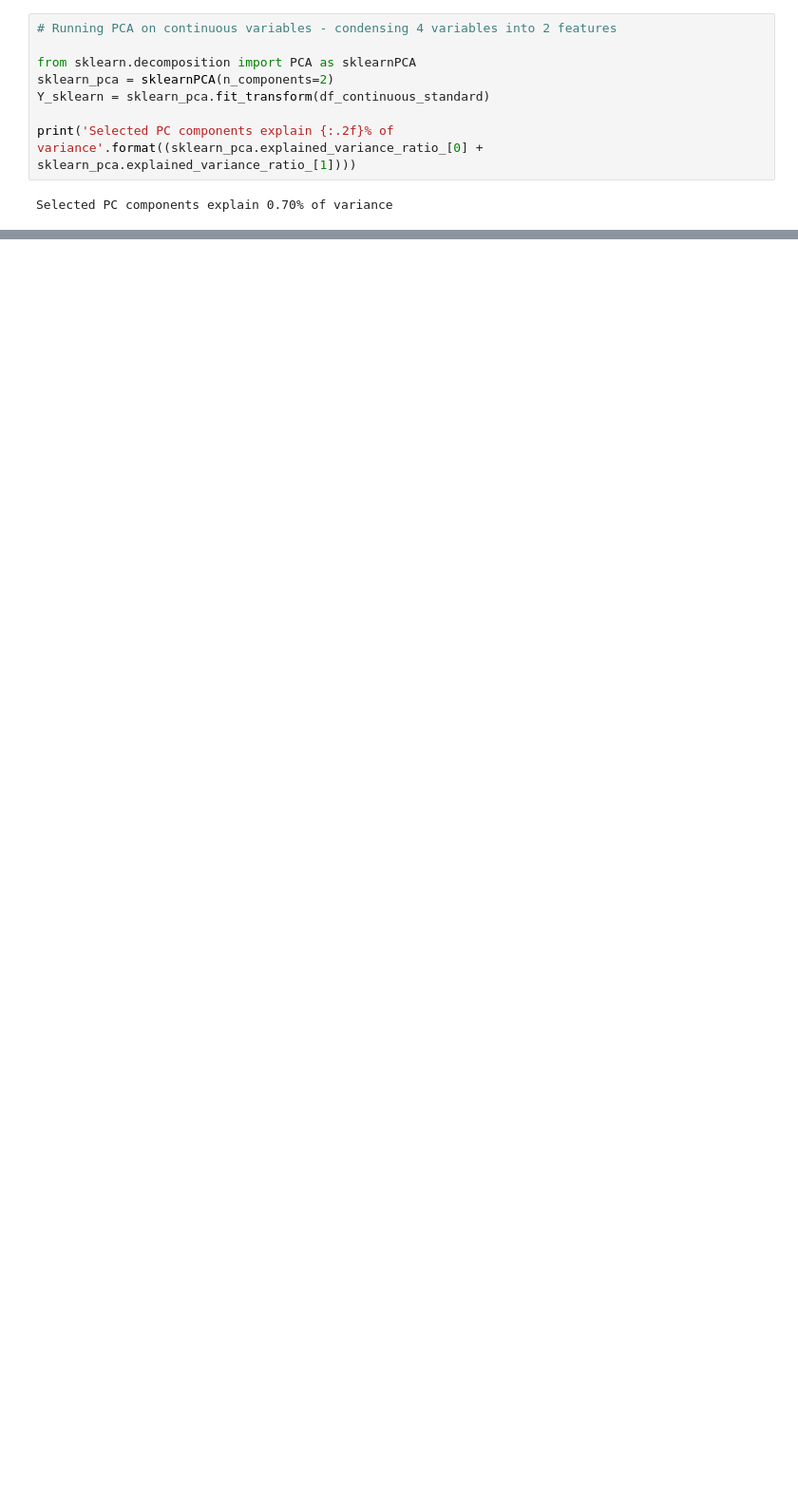
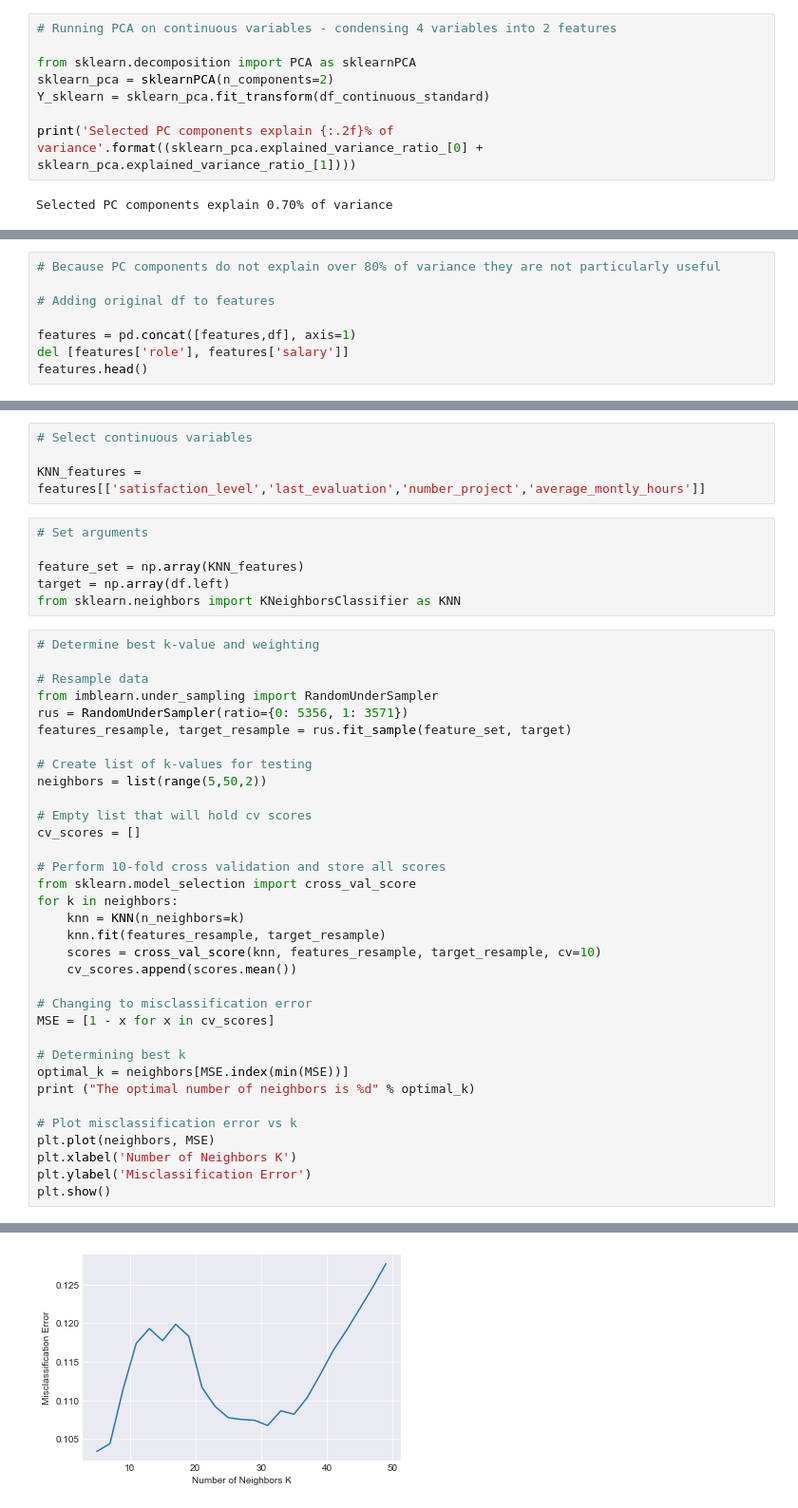
Before and after one commit to medytative/thinkful_course, a Jupyter notebook: Feature+Engineering__Predicting+Employee+Churn.ipynb, the cells around one changed output, grey strips where cells are left out. Shown at 95% size. Saved outputs shown, nothing was run; the diff lists cells and outputs as text; blank space fills up the shorter version.

```diff
--- a/Feature+Engineering__Predicting+Employee+Churn.ipynb
+++ b/Feature+Engineering__Predicting+Employee+Churn.ipynb
@@ -775,0 +728,8 @@ features.head()
+# %%
+# Because PC components do not explain over 80% of variance they are not particularly useful
+
+# Adding original df to features
+
+features = pd.concat([features,df], axis=1)
+del [features['role'], features['salary']]
+features.head()
@@ -775,0 +951,45 @@ features.head()
+# %%
+# Select continuous variables
+
+KNN_features = features[['satisfaction_level','last_evaluation','number_project','average_montly_hours']]
+# %%
+# Set arguments
+
+feature_set = np.array(KNN_features)
+target = np.array(df.left)
+from sklearn.neighbors import KNeighborsClassifier as KNN
+# %%
+# Determine best k-value and weighting
+
+# Resample data
+from imblearn.under_sampling import RandomUnderSampler
+rus = RandomUnderSampler(ratio={0: 5356, 1: 3571})
+features_resample, target_resample = rus.fit_sample(feature_set, target)
+
+# Create list of k-values for testing
+neighbors = list(range(5,50,2))
+
+# Empty list that will hold cv scores
+cv_scores = []
+
+# Perform 10-fold cross validation and store all scores
+from sklearn.model_selection import cross_val_score
+for k in neighbors:
+    knn = KNN(n_neighbors=k)
+    knn.fit(features_resample, target_resample)
+    scores = cross_val_score(knn, features_resample, target_resample, cv=10)
+    cv_scores.append(scores.mean())
+
+# Changing to misclassification error
+MSE = [1 - x for x in cv_scores]
+
+# Determining best k
+optimal_k = neighbors[MSE.index(min(MSE))]
+print ("The optimal number of neighbors is %d" % optimal_k)
+
+# Plot misclassification error vs k
+plt.plot(neighbors, MSE)
+plt.xlabel('Number of Neighbors K')
+plt.ylabel('Misclassification Error')
+plt.show()
+# %% [output]
@@ -775,0 +997 @@ features.head()
+[figure, added]
```
Also changed, not shown: parts of 37 cells of this notebook.
